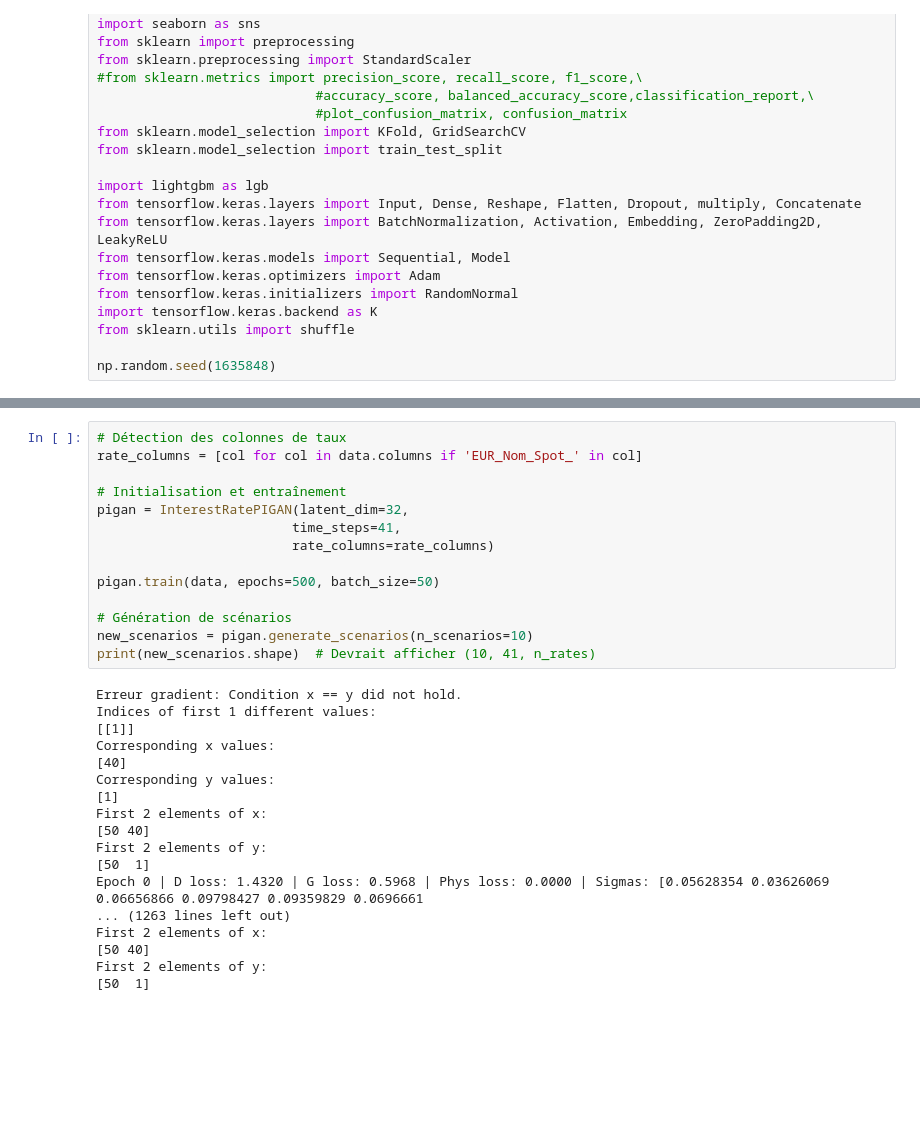
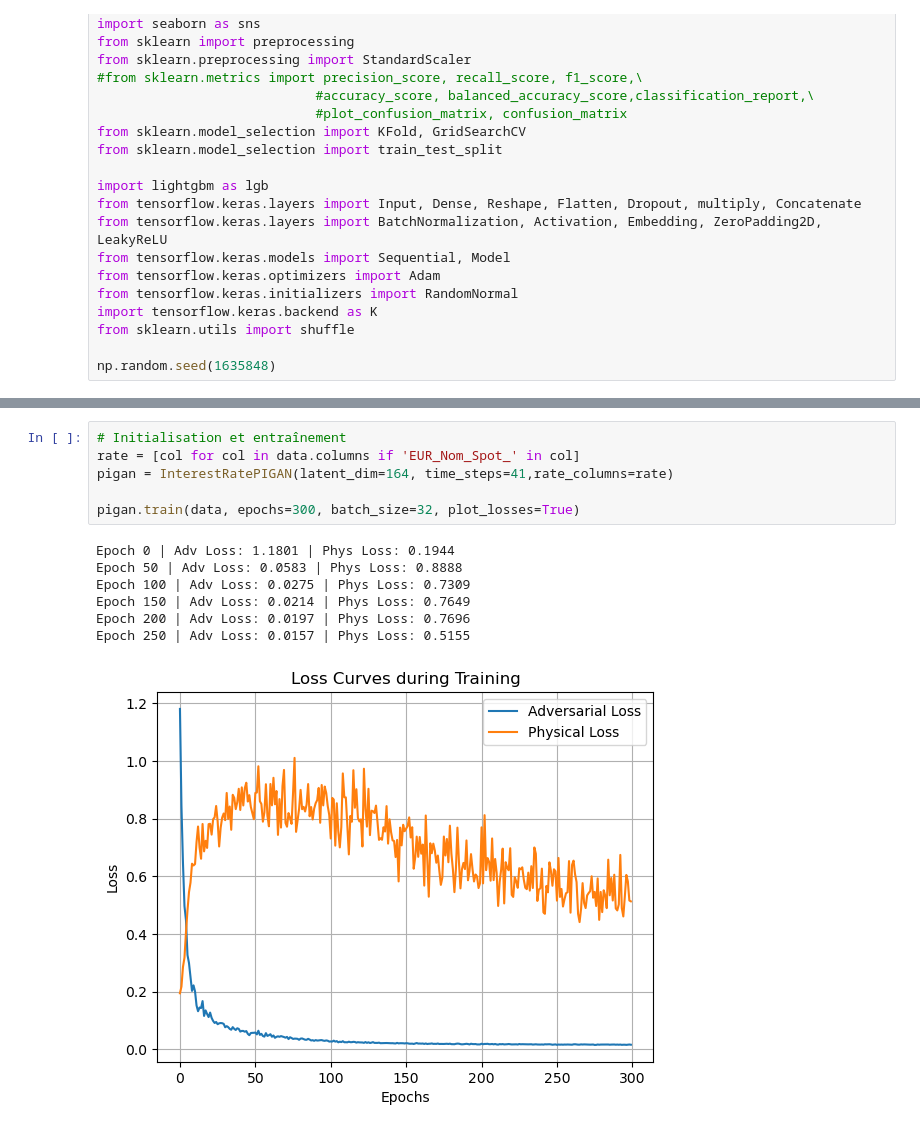
Before and after one commit to mathieuroig9/Statapp, a Jupyter notebook: PIGAN.ipynb, the cells around one changed output, grey strips where cells are left out. Saved outputs shown, nothing was run; the diff lists cells and outputs as text; blank space fills up the shorter version.

```diff
--- a/PIGAN.ipynb
+++ b/PIGAN.ipynb
@@ -269,32 +292,14 @@ print(data)
 # %%
-# Détection des colonnes de taux
-rate_columns = [col for col in data.columns if 'EUR_Nom_Spot_' in col]
+# Initialisation et entraînement
+rate = [col for col in data.columns if 'EUR_Nom_Spot_' in col]
+pigan = InterestRatePIGAN(latent_dim=164, time_steps=41,rate_columns=rate)
 
-# Initialisation et entraînement
-pigan = InterestRatePIGAN(latent_dim=32,
-                         time_steps=41,
-                         rate_columns=rate_columns)
-
-pigan.train(data, epochs=500, batch_size=50)
-
-# Génération de scénarios
-new_scenarios = pigan.generate_scenarios(n_scenarios=10)
-print(new_scenarios.shape)  # Devrait afficher (10, 41, n_rates)
+pigan.train(data, epochs=300, batch_size=32, plot_losses=True)
 # %% [output]
-Erreur gradient: Condition x == y did not hold.
-Indices of first 1 different values:
-[[1]]
-Corresponding x values:
-[40]
-Corresponding y values:
-[1]
-First 2 elements of x:
-[50 40]
-First 2 elements of y:
-[50  1]
-Epoch 0 | D loss: 1.4320 | G loss: 0.5968 | Phys loss: 0.0000 | Sigmas: [0.05628354 0.03626069 0.06656866 0.09798427 0.09359829 0.0696661
-... (1263 lines left out)
-First 2 elements of x:
-[50 40]
-First 2 elements of y:
-[50  1]
+Epoch 0 | Adv Loss: 1.1801 | Phys Loss: 0.1944
+Epoch 50 | Adv Loss: 0.0583 | Phys Loss: 0.8888
+Epoch 100 | Adv Loss: 0.0275 | Phys Loss: 0.7309
+Epoch 150 | Adv Loss: 0.0214 | Phys Loss: 0.7649
+Epoch 200 | Adv Loss: 0.0197 | Phys Loss: 0.7696
+Epoch 250 | Adv Loss: 0.0157 | Phys Loss: 0.5155
+[figure, added]
```
Also changed, not shown: parts of 26 cells of this notebook, 2 other files.
